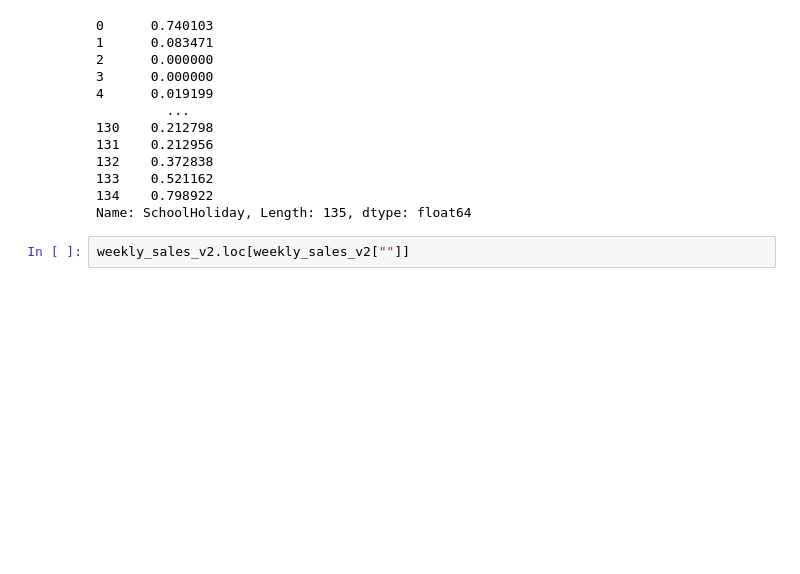
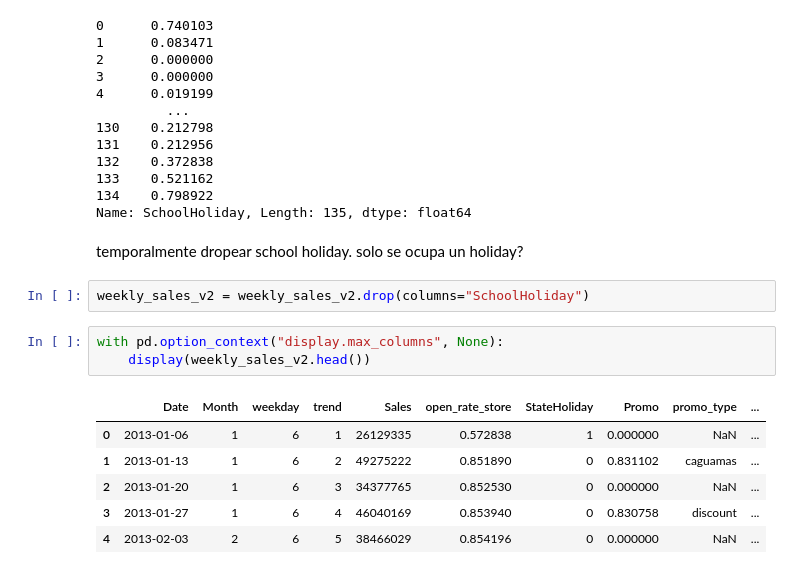
Before and after one commit to diegoferra5/Marketing-Mix-Modeling, a Jupyter notebook: notebooks/03_model_features_prep.ipynb, the cells around one changed output. Drawn from its saved outputs; the diff is of its cells as text; blank space fills up the shorter version.

```diff
--- a/notebooks/03_model_features_prep.ipynb
+++ b/notebooks/03_model_features_prep.ipynb
@@ -122,5 +122,17 @@ weekly_sales_v2["SchoolHoliday"]
 133    0.521162
 134    0.798922
 Name: SchoolHoliday, Length: 135, dtype: float64
+# %% [markdown]
+temporalmente dropear school holiday. solo se ocupa un holiday?
+# %%
+weekly_sales_v2 = weekly_sales_v2.drop(columns="SchoolHoliday")
 # %%
-weekly_sales_v2.loc[weekly_sales_v2[""]]
+with pd.option_context("display.max_columns", None):
+    display(weekly_sales_v2.head())
+# %% [output]
+|  | Date | Month | weekday | trend | Sales | open_rate_store | StateHoliday | Promo | promo_type | ... |
+| 0 | 2013-01-06 | 1 | 6 | 1 | 26129335 | 0.572838 | 1 | 0.000000 | NaN | ... |
+| 1 | 2013-01-13 | 1 | 6 | 2 | 49275222 | 0.851890 | 0 | 0.831102 | caguamas | ... |
+| 2 | 2013-01-20 | 1 | 6 | 3 | 34377765 | 0.852530 | 0 | 0.000000 | NaN | ... |
+| 3 | 2013-01-27 | 1 | 6 | 4 | 46040169 | 0.853940 | 0 | 0.830758 | discount | ... |
+| 4 | 2013-02-03 | 2 | 6 | 5 | 38466029 | 0.854196 | 0 | 0.000000 | NaN | ... |
```
Also changed, not shown: parts of 5 cells of this notebook, 1 other file.
